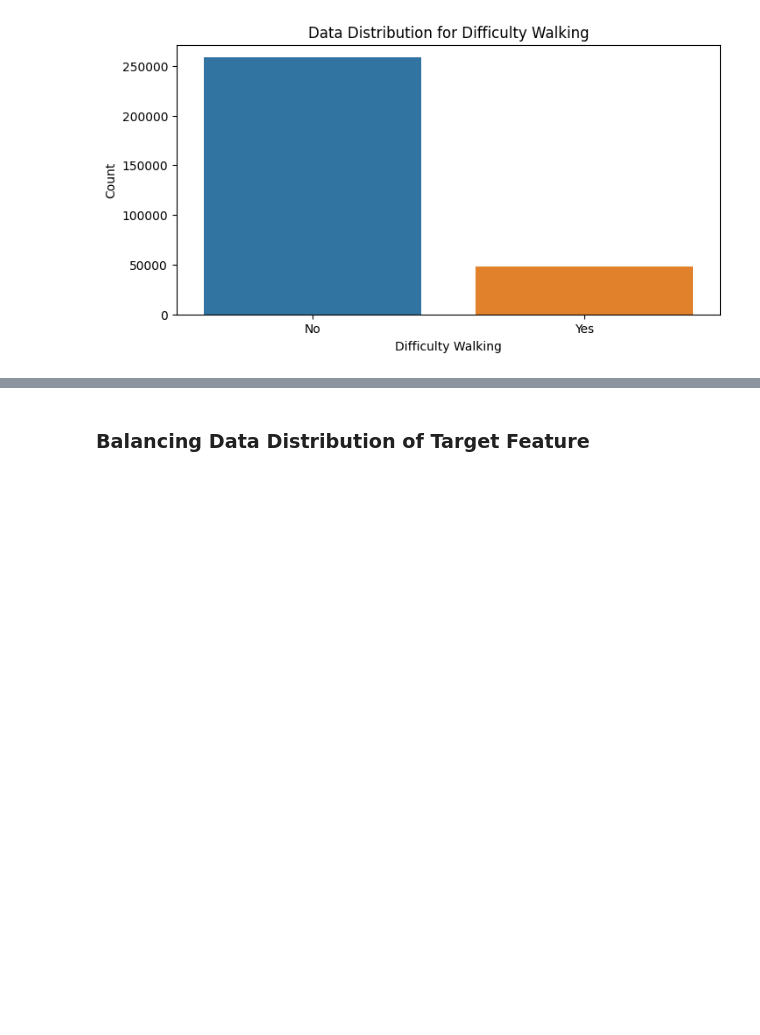
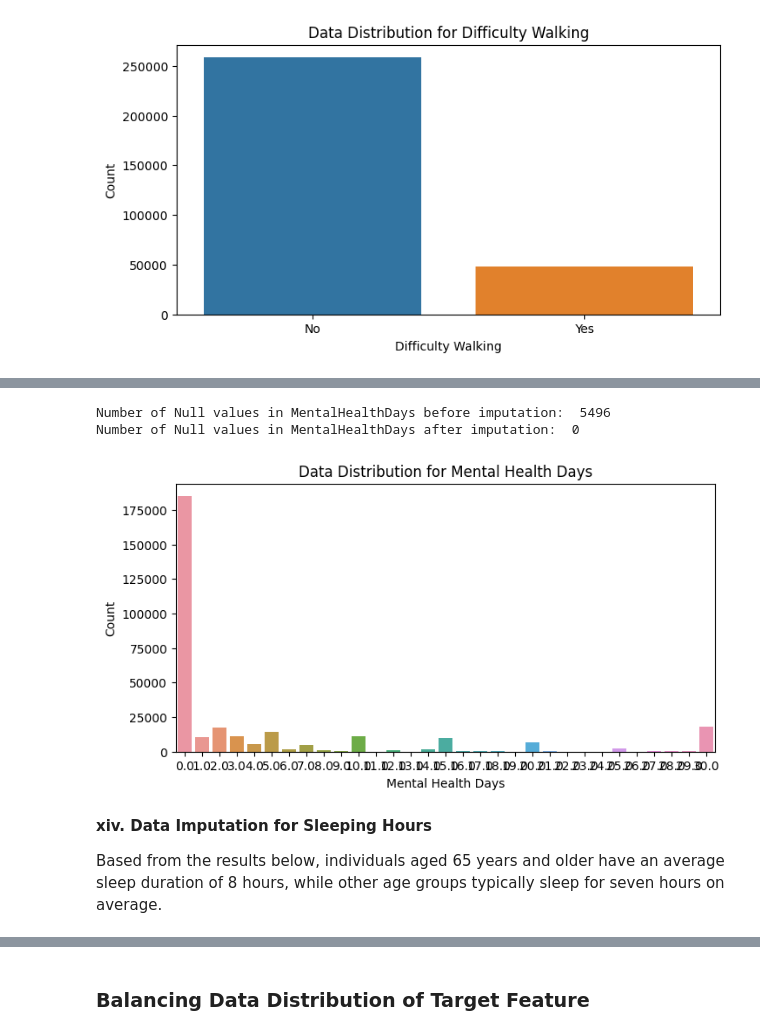
Before and after one commit to abccastro/Heart-Disease-Prediction, a Jupyter notebook: Heart Disease Prediction.ipynb, the cells around one changed output, grey strips where cells are left out. Saved outputs shown, nothing was run; the diff lists cells and outputs as text; code cells hidden in the pictures; blank space fills up the shorter version.

```diff
--- a/Heart Disease Prediction.ipynb
+++ b/Heart Disease Prediction.ipynb
@@ -846,0 +911,22 @@ List of features with missing values:
+# %%
+print("Number of Null values in MentalHealthDays before imputation: ", heart_disease_df['MentalHealthDays'].isnull().sum())
+# Impute all missing values with 'No' for all sex and age category
+heart_disease_df = heart_disease_df.fillna({'MentalHealthDays': 0})
+print("Number of Null values in MentalHealthDays after imputation: ", heart_disease_df['MentalHealthDays'].isnull().sum())
+# %% [output]
+Number of Null values in MentalHealthDays before imputation:  5496
+Number of Null values in MentalHealthDays after imputation:  0
+# %%
+# Show data distribution for mental health days
+dv.show_bar_graph(df=heart_disease_df,
+                  col_="MentalHealthDays",
+                  figure_size=(8,4),
+                  title='Data Distribution for Mental Health Days',
+                  x_label='Mental Health Days',
+                  y_label='Count')
+# %% [output]
+[figure, added]
+# %% [markdown]
+__xiv. Data Imputation for Sleeping Hours__
+
+Based from the results below, individuals aged 65 years and older have an average sleep duration of 8 hours, while other age groups typically sleep for seven hours on average.
```
Also changed, not shown: parts of 25 cells of this notebook, 1 other file.
